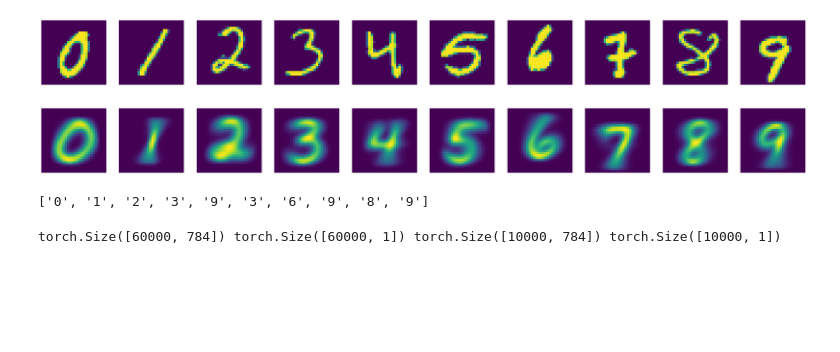
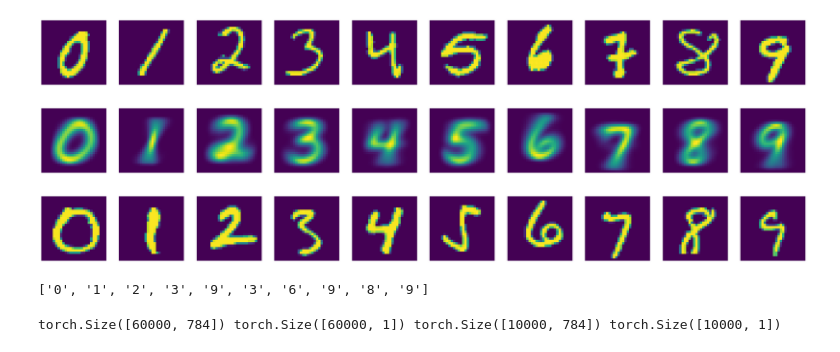
Before and after one commit to johnshaughnessy/digits, a Jupyter notebook: main.ipynb, the cells around one changed output. Cells and saved outputs as stored; diff of their text form; code cells hidden in the pictures; blank space fills up the shorter version.

```diff
--- a/main.ipynb
+++ b/main.ipynb
@@ -43,6 +61,10 @@ show_images(samples)
 show_images(means, nrows=1)
 # %% [output]
 [figure]
+# %%
+show_images([tensor(Image.open(files.ls()[5000])) for files in (path/'training').ls().sorted()])
+# %% [output]
+[figure, added]
 # %%
 #df = pd.DataFrame(means[0])
 #df.style.set_properties(**{'font-size':'6pt'}).background_gradient('Greys')
```
Also changed, not shown: parts of 13 cells of this notebook, 6 other files.
